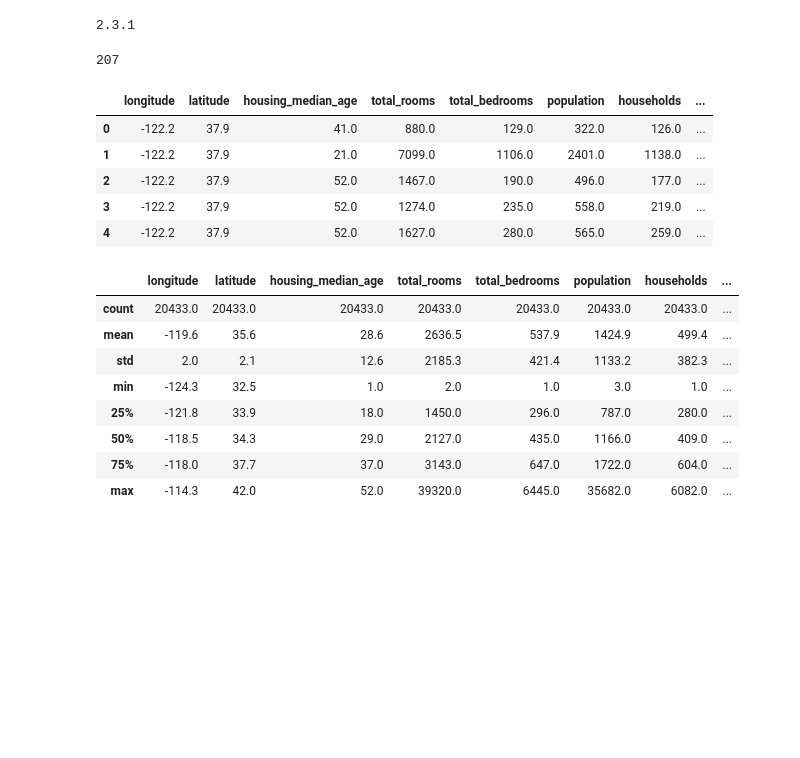
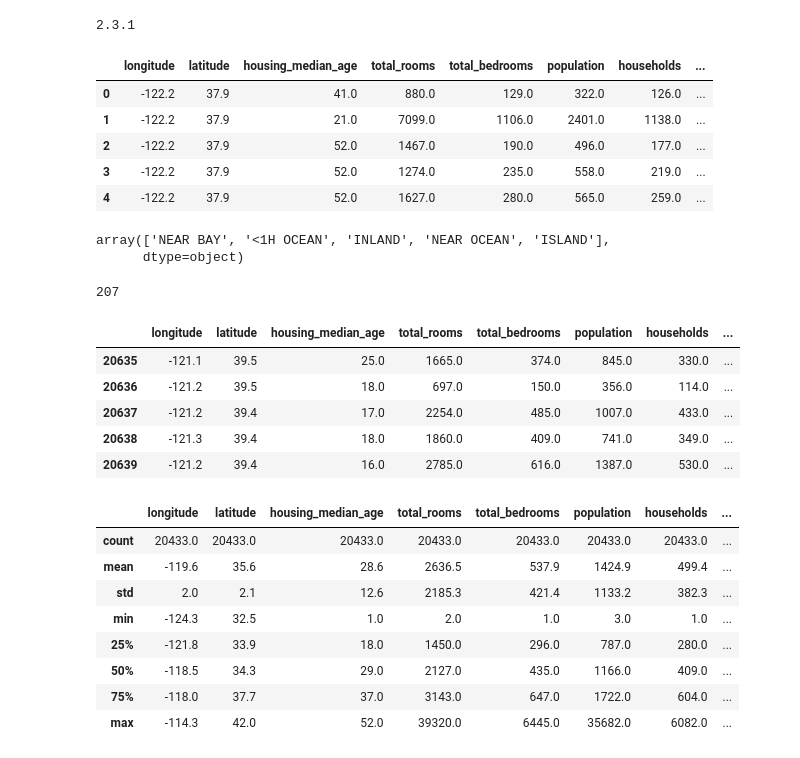
Before and after one commit to big-Bong/Kaggle, a Jupyter notebook: HousingPrices/HousingPrices.ipynb, the cells around one changed output. Cells and saved outputs as stored; diff of their text form; code cells hidden in the pictures; blank space fills up the shorter version.

```diff
--- a/HousingPrices/HousingPrices.ipynb
+++ b/HousingPrices/HousingPrices.ipynb
@@ -12,21 +12,38 @@ print(tf.__version__)
 2.3.1
 # %%
 #Import Dataset
-training_df = pd.read_csv('./dataset/housing.csv')
+df = pd.read_csv('./dataset/housing.csv')
 #Scale the label
-training_df["median_house_value"] /= 1000.0
-training_df["ocean_proximity"] = training_df["ocean_proximity"].astype("category")
-training_df["ocean_proximity"] = training_df["ocean_proximity"].cat.codes
-print(training_df["total_bedrooms"].isnull().sum())
-training_df = training_df.dropna()
-training_df.head()
+df["median_house_value"] /= 1000.0
+df.head()
 # %% [output]
-207
 |  | longitude | latitude | housing_median_age | total_rooms | total_bedrooms | population | households | ... |
 | 0 | -122.2 | 37.9 | 41.0 | 880.0 | 129.0 | 322.0 | 126.0 | ... |
 | 1 | -122.2 | 37.9 | 21.0 | 7099.0 | 1106.0 | 2401.0 | 1138.0 | ... |
 | 2 | -122.2 | 37.9 | 52.0 | 1467.0 | 190.0 | 496.0 | 177.0 | ... |
 | 3 | -122.2 | 37.9 | 52.0 | 1274.0 | 235.0 | 558.0 | 219.0 | ... |
 | 4 | -122.2 | 37.9 | 52.0 | 1627.0 | 280.0 | 565.0 | 259.0 | ... |
+# %%
+df["ocean_proximity"].unique()
+# %% [output]
+array(['NEAR BAY', '<1H OCEAN', 'INLAND', 'NEAR OCEAN', 'ISLAND'],
+      dtype=object)
+# %%
+#Reconfigure data frame. One hot encoding for ocean proximity
+df["ocean_proximity"] = df["ocean_proximity"].astype("category")
+df["ocean_proximity"] = df["ocean_proximity"].cat.codes
+df["ocean_proximity"] = df["ocean_proximity"].map({0:'NEAR BAY',1:'<1H OCEAN',2:'INLAND',3:'NEAR OCEAN',4:'ISLAND'})
+df = pd.get_dummies(df,prefix='',prefix_sep='')
+print(df["total_bedrooms"].isnull().sum())
+df = df.dropna()
+df.tail()
+# %% [output]
+207
+|  | longitude | latitude | housing_median_age | total_rooms | total_bedrooms | population | households | ... |
+| 20635 | -121.1 | 39.5 | 25.0 | 1665.0 | 374.0 | 845.0 | 330.0 | ... |
+| 20636 | -121.2 | 39.5 | 18.0 | 697.0 | 150.0 | 356.0 | 114.0 | ... |
+| 20637 | -121.2 | 39.4 | 17.0 | 2254.0 | 485.0 | 1007.0 | 433.0 | ... |
+| 20638 | -121.3 | 39.4 | 18.0 | 1860.0 | 409.0 | 741.0 | 349.0 | ... |
+| 20639 | -121.2 | 39.4 | 16.0 | 2785.0 | 616.0 | 1387.0 | 530.0 | ... |
 # %%
 #Describe the dataframe
```
Also changed, not shown: parts of 3 cells of this notebook.
